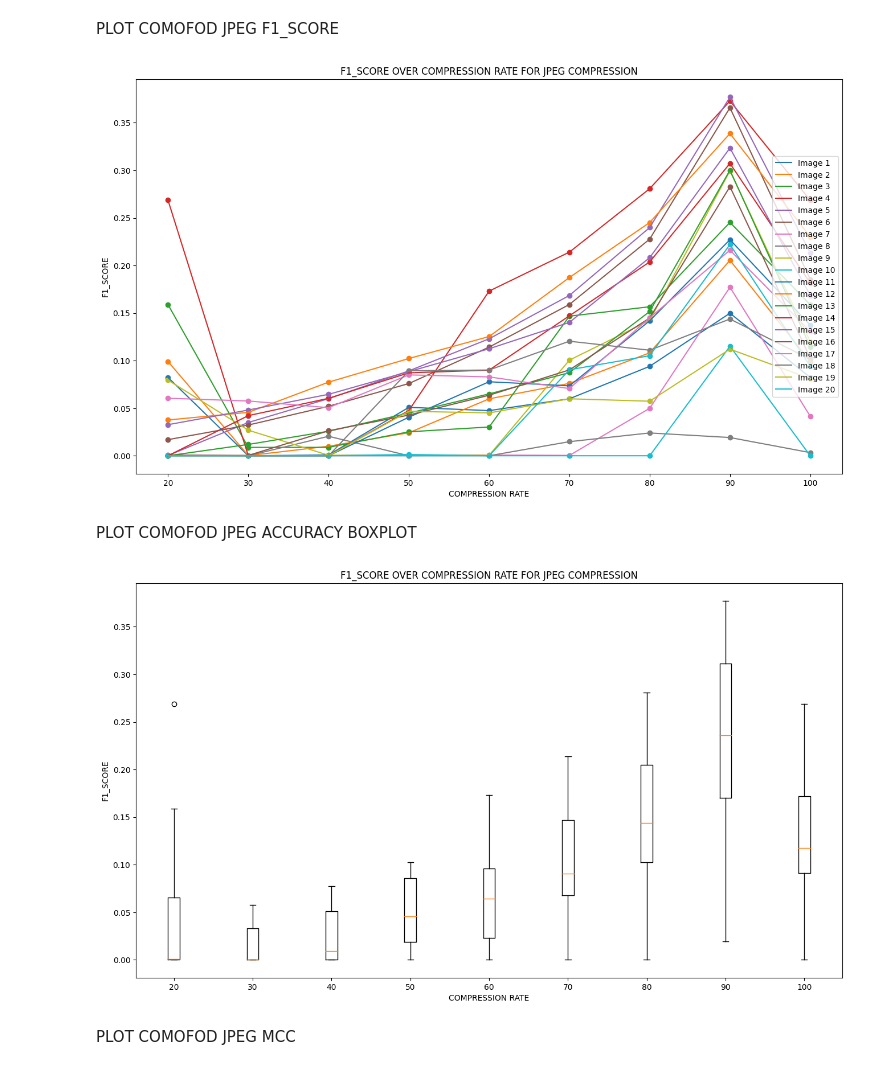
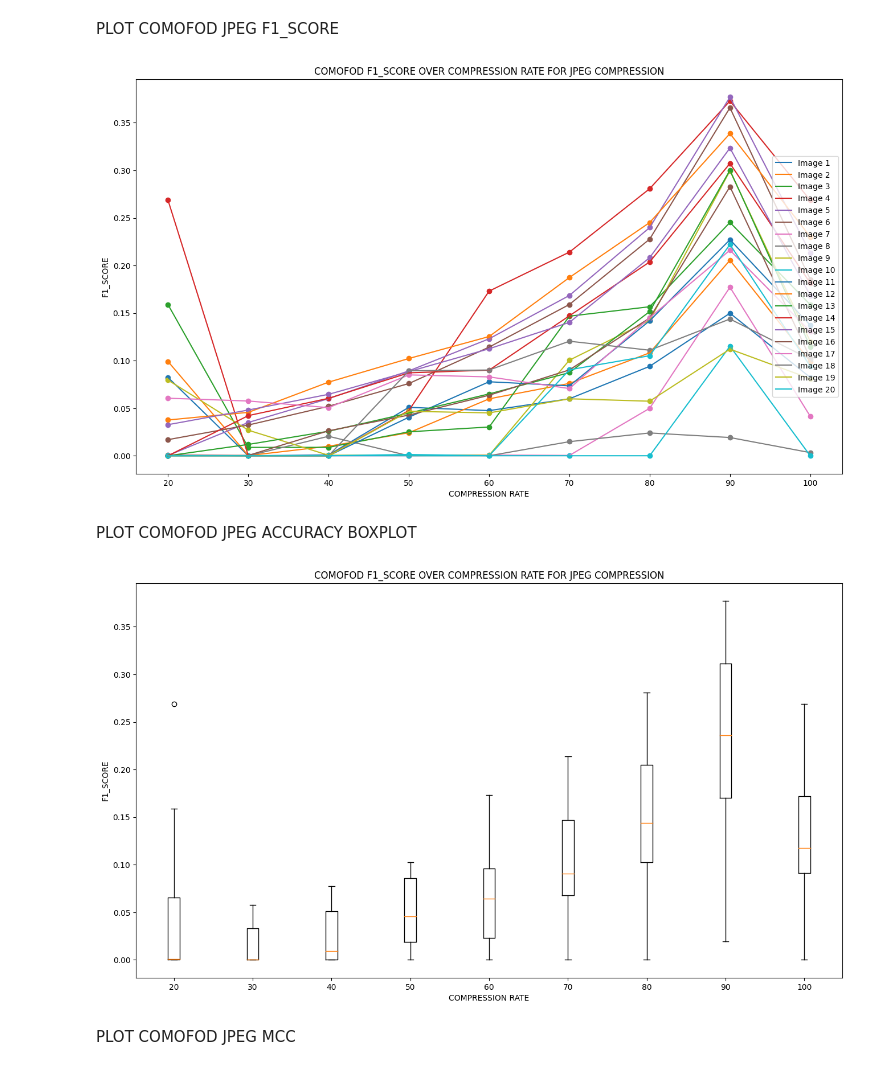
Before and after one commit to katja-loewe/Multimedia-Security-Result, a Jupyter notebook: armas-dct-copy/plotting.ipynb, the cells around one changed output. Saved outputs shown, nothing was run; the diff lists cells and outputs as text; code cells hidden in the pictures.

```diff
--- a/armas-dct-copy/plotting.ipynb
+++ b/armas-dct-copy/plotting.ipynb
@@ -8,11 +8,14 @@ from evaluation_mcc import *
 accuracies = []
 f1_score = []
 mcc = []
+dataset = "comofod"
+#dataset = "trace"
+#dataset = "dresden"
 
 compression_rate = list(range(20, 110, 10))
 n_compression_levels = len(compression_rate)
 # %%
-evaluation_metrics = pd.read_csv('D:/semester01/Multimedia-Security/armas-dct-copy/evaluation_metrics_all_compression_levels.csv')
+evaluation_metrics = pd.read_csv('D:/semester01/Multimedia-Security-Result/armas-dct-copy/evaluation_metrics_all_compression_levels.csv')
 evaluation_metrics
 # %% [output]
 |  | Unnamed: 0 | DATASET | COMPRESSION_TYPE | IMAGE | COMPRESSION_LEVEL | ACCURACY | F1_SCORE | MCC | ... |
@@ -29,7 +32,7 @@ evaluation_metrics
 | 179 | 179 | comofod | JPEG | 20 | 9 | 0.989792 | 0.094110 | 0.213058 | ... |
 180 rows × 9 columns
 # %%
-def preprocess_data(evaluation_metrics, compression_rate, metric):
+def preprocess_data(evaluation_metrics, compression_rate, metric, dataset):
     df = pd.DataFrame(columns=compression_rate)
     counter = 0
 
@@ -74,15 +77,15 @@ def line_plot_averaged():
 def line_plot_mean():
     return
 # %%
-def boxplot(df, metric, compression_rate, compression_type):
+def boxplot(df, metric, compression_rate, compression_type, dataset):
 
     fig = plt.subplots(1,1,figsize=(16,9))
 
     plt.boxplot(df,positions=compression_rate,widths=1.5)
     plt.xlabel("COMPRESSION RATE")
     plt.ylabel(metric)
-    plt.title(metric + " OVER COMPRESSION RATE FOR " + compression_type + " COMPRESSION")
-    plt.savefig(('D:/semester01/Multimedia-Security/armas-dct-copy/plots/' + str.lower(metric) + '_boxplot.png'))
+    plt.title(dataset.upper() + " " + metric + " OVER COMPRESSION RATE FOR " + compression_type + " COMPRESSION")
+    plt.savefig(('D:/semester01/Multimedia-Security-Result/armas-dct-copy/plots/' + dataset + str.lower(metric) + '_boxplot.png'))
     plt.show()
     return
 # %% [markdown]
@@ -101,16 +104,16 @@ boxplot(df,"ACCURACY",compression_rate,"JPEG")
 # %% [markdown]
 PLOT COMOFOD JPEG F1_SCORE
 # %%
-line_plot(evaluation_metrics,"F1_SCORE",n_compression_levels,"JPEG")
+line_plot(evaluation_metrics,"F1_SCORE",n_compression_levels,"JPEG",dataset)
 # %% [output]
-[figure, old version]
+[figure, new version]
 # %% [markdown]
 PLOT COMOFOD JPEG ACCURACY BOXPLOT
 # %%
-df = preprocess_data(evaluation_metrics, compression_rate, "F1_SCORE")
-boxplot(df,"F1_SCORE",compression_rate,"JPEG")
+df = preprocess_data(evaluation_metrics, compression_rate, "F1_SCORE",dataset)
+boxplot(df,"F1_SCORE",compression_rate,"JPEG",dataset)
 # %% [output]
-[figure, old version]
+[figure, new version]
 # %% [markdown]
 PLOT COMOFOD JPEG MCC
 # %%
```
Also changed, not shown: parts of 7 cells of this notebook, 11 other files.
